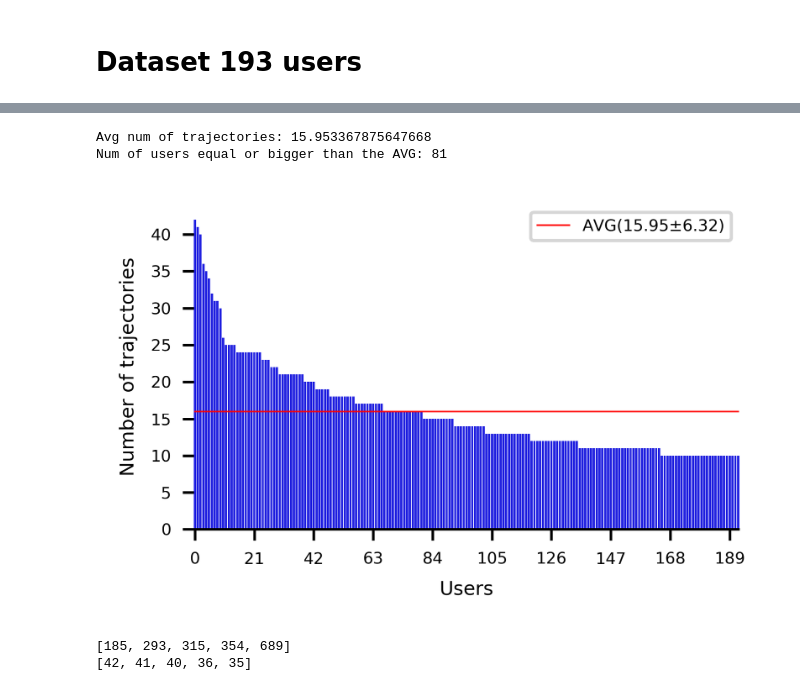
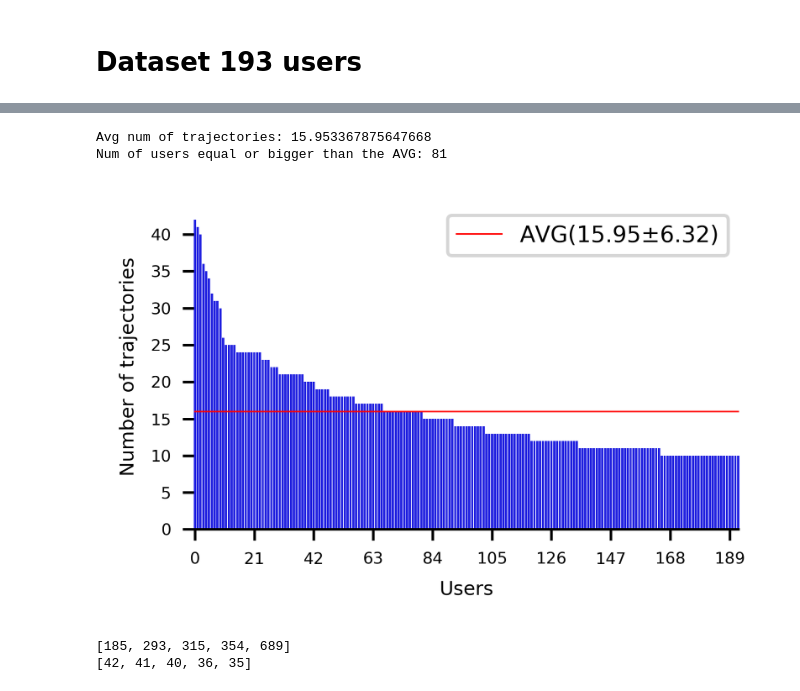
Before and after one commit to bigdata-ufsc/ss-ococlus, a Jupyter notebook: exploratory_analysis.ipynb, the cells around one changed output, grey strips where cells are left out. Saved outputs shown, nothing was run; the diff lists cells and outputs as text; code cells hidden in the pictures.

```diff
--- a/exploratory_analysis.ipynb
+++ b/exploratory_analysis.ipynb
@@ -163,36 +163,36 @@ sns.lineplot(x=np.arange(0,len(x)),y=y2 , linewidth=.5, color='r', ax=ax, legend
 
 # ax.set(xticklabels=[])
 # sns.lineplot(x,y=y2,color='r')
 # ax.set(xticks=[])
 # ax.set(xticks=[1,40,80,120,160,192])
 sns.despine(offset=0, trim=True,left=True)
 # ax.axhline(y=avg,color='r')
 # ax.axvline(x=81,color='r')
 # sns.despine(left=True)
 # sns.countplot(x=df_summary['User'], order=x, color='Blue')
 # sns.catplot(x='User', kind='count', data=df_summary, color='Blue')
 
 ax.xaxis.set_major_locator(ticker.MultipleLocator(21))
 ax.set_xticklabels(ax.get_xmajorticklabels(), fontsize = 5)
 ax.xaxis.set_major_formatter(ticker.ScalarFormatter())
 
 ax.yaxis.set_major_locator(ticker.MultipleLocator(5))
 ax.set_yticklabels(ax.get_ymajorticklabels(), fontsize = 5)
 ax.yaxis.set_major_formatter(ticker.ScalarFormatter())
 plt.ylabel('Number of trajectories',fontsize=6)
 plt.xlabel('Users',fontsize=6)
-plt.legend(fontsize=5)
+plt.legend(fontsize=7)
 ax.margins(x=0)
 plt.tight_layout()
 # plt.gca().xaxis.set_major_locator(plt.NullLocator())
 # plt.gca().yaxis.set_major_locator(plt.NullLocator())
 plt.show()
-fig.savefig('C:/Users/yurin/Downloads/users_num_of_trajs.png',transparent=True,bbox_inches = 'tight',pad_inches=0,dpi=dpi)
+# fig.savefig('C:/Users/yurin/Downloads/users_num_of_trajs.png',transparent=True,bbox_inches = 'tight',pad_inches=0,dpi=dpi)
 # ax = sns.countplot(x='User',data=df_summary, color='Blue')
 # %% [output]
 Avg num of trajectories: 15.953367875647668
 Num of users equal or bigger than the AVG: 81
-[figure, old version]
+[figure, new version]
 # %%
 print(x[:5])
 print(y[:5])
```
Also changed, not shown: parts of 21 cells of this notebook, 25 other files.
